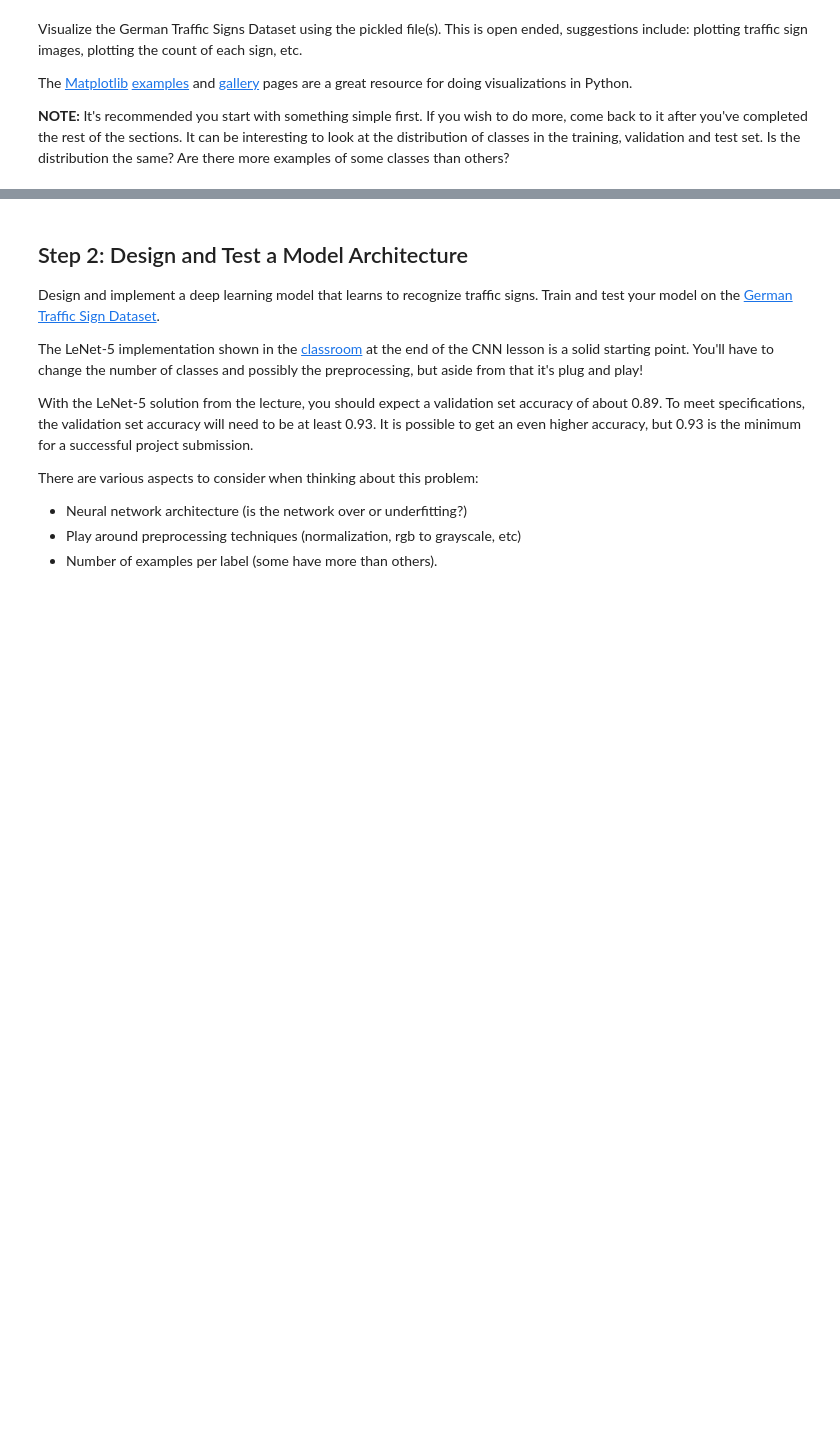
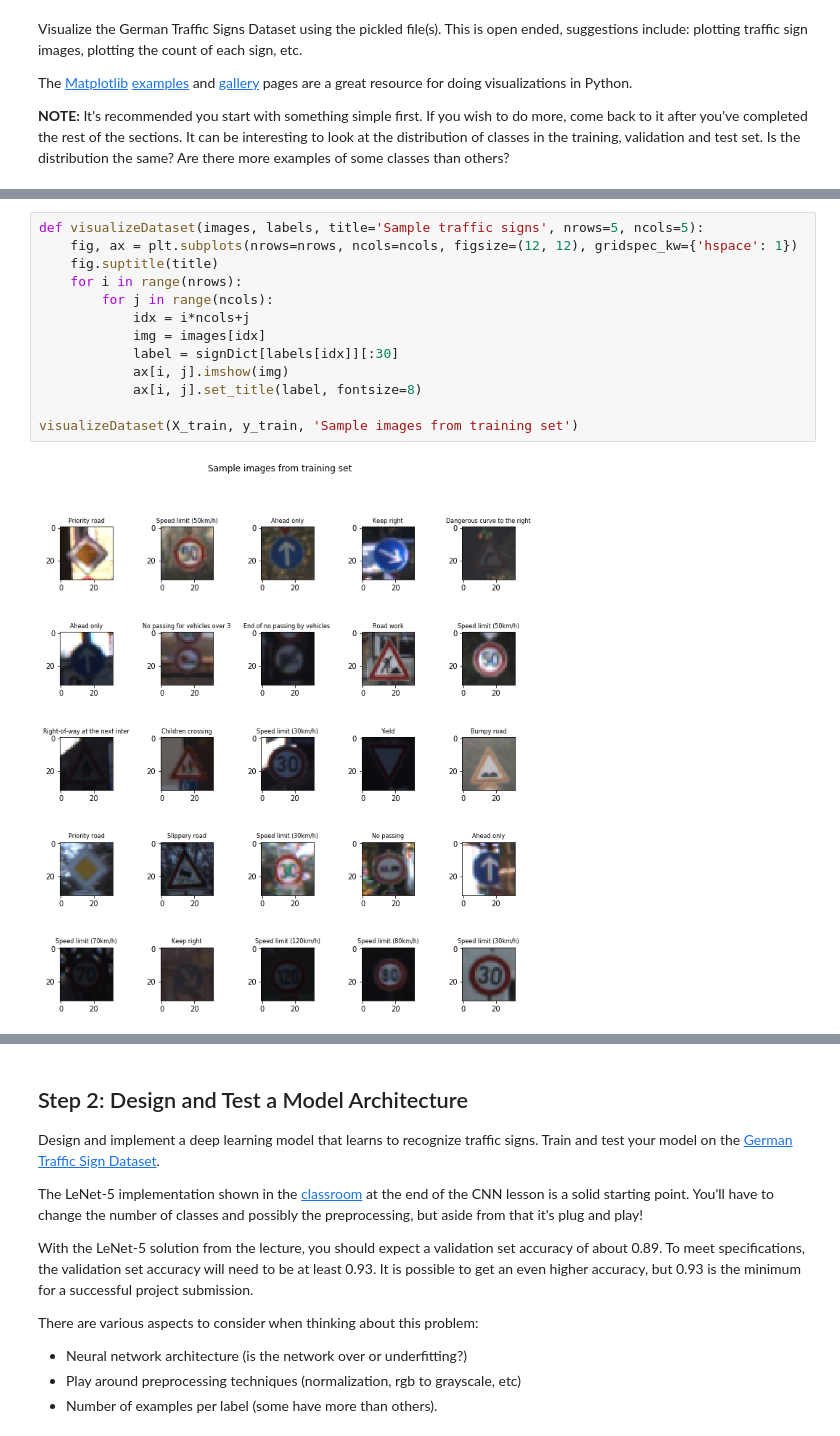
Before and after one commit to tcdoan/CarND-Traffic-Sign-Classifier-Project, a Jupyter notebook: Traffic_Sign_Classifier.ipynb, the cells around one changed output, grey strips where cells are left out. Saved outputs shown, nothing was run; the diff lists cells and outputs as text; blank space fills up the shorter version.

```diff
--- a/Traffic_Sign_Classifier.ipynb
+++ b/Traffic_Sign_Classifier.ipynb
@@ -140,3 +164,18 @@ visualizeDataset(X_train, y_train, 'Sample images from training set')
+# %%
+def visualizeDataset(images, labels, title='Sample traffic signs', nrows=5, ncols=5):
+    fig, ax = plt.subplots(nrows=nrows, ncols=ncols, figsize=(12, 12), gridspec_kw={'hspace': 1})
+    fig.suptitle(title)
+    for i in range(nrows):
+        for j in range(ncols):
+            idx = i*ncols+j
+            img = images[idx]
+            label = signDict[labels[idx]][:30]
+            ax[i, j].imshow(img)
+            ax[i, j].set_title(label, fontsize=8)
+
+visualizeDataset(X_train, y_train, 'Sample images from training set')
+# %% [output]
+[figure, added]
 # %%
 visualizeDataset(X_test, y_test, 'Sample data from test set')
 # %% [output]
```
Also changed, not shown: parts of 18 cells of this notebook.
